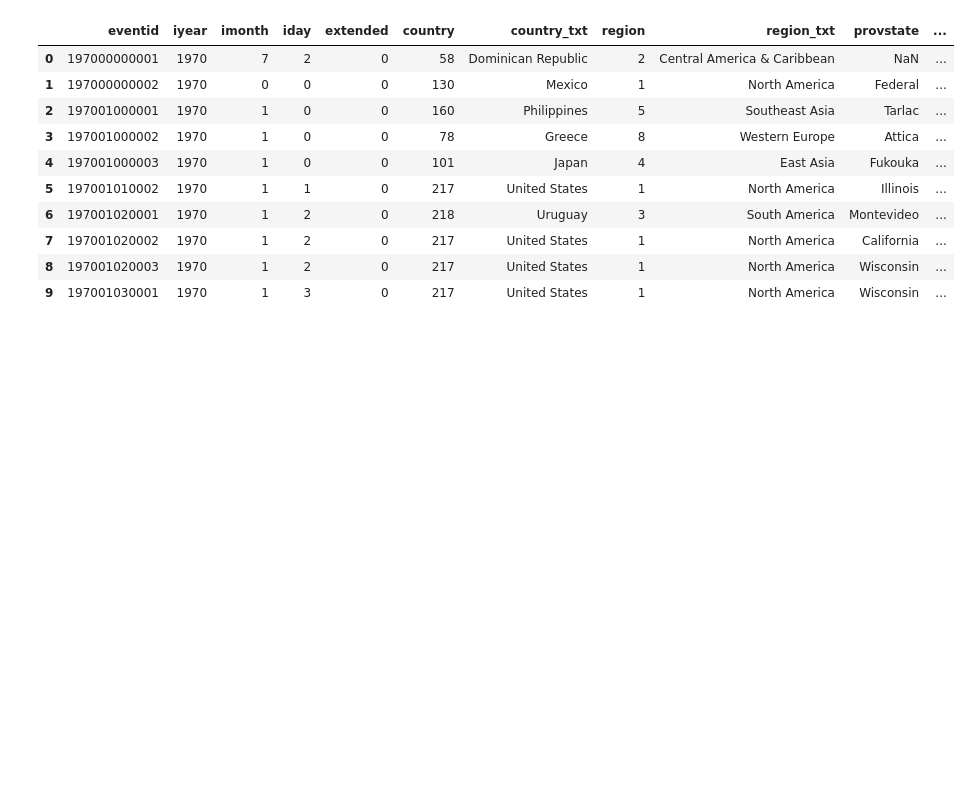
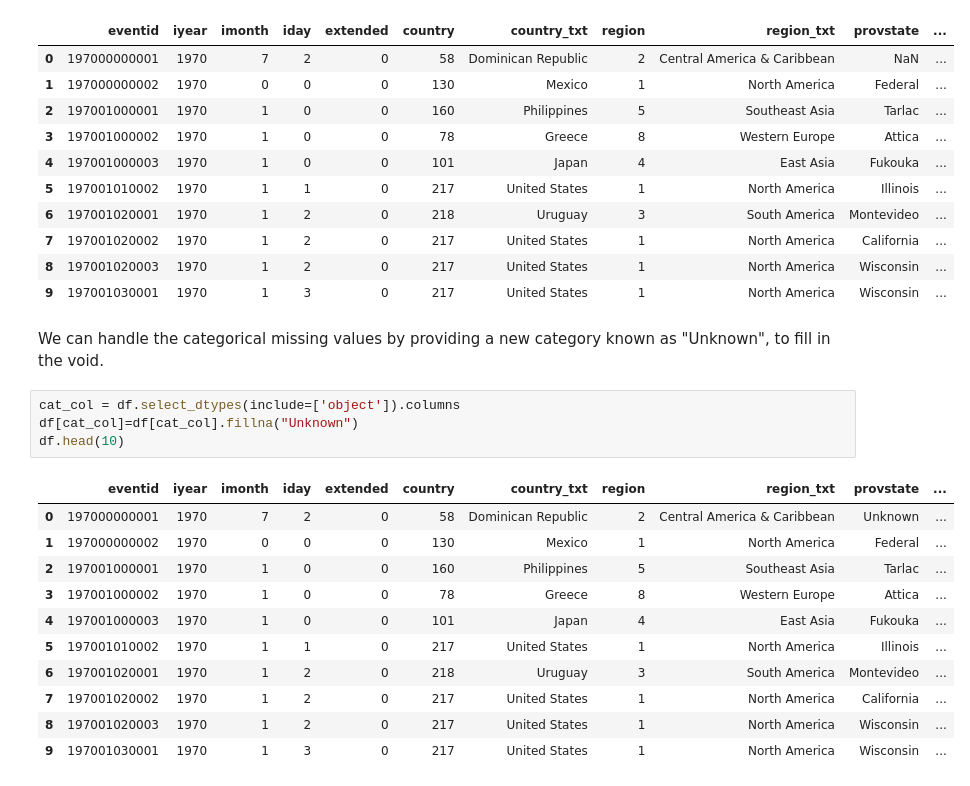
Before and after one commit to GauravBFG10K/Global-Terrorism---EDA, a Jupyter notebook: Global_Terrorism_Analysis_Capstone_Project.ipynb, the cells around one changed output. Saved outputs shown, nothing was run; the diff lists cells and outputs as text; blank space fills up the shorter version.

```diff
--- a/Global_Terrorism_Analysis_Capstone_Project.ipynb
+++ b/Global_Terrorism_Analysis_Capstone_Project.ipynb
@@ -132,3 +132,21 @@ df.head(10)
 | 7 | 197001020002 | 1970 | 1 | 2 | 0 | 217 | United States | 1 | North America | California | ... |
 | 8 | 197001020003 | 1970 | 1 | 2 | 0 | 217 | United States | 1 | North America | Wisconsin | ... |
 | 9 | 197001030001 | 1970 | 1 | 3 | 0 | 217 | United States | 1 | North America | Wisconsin | ... |
+# %% [markdown]
+We can handle the categorical missing values by providing a new category known as "Unknown", to fill in the void.
+# %%
+cat_col = df.select_dtypes(include=['object']).columns
+df[cat_col]=df[cat_col].fillna("Unknown")
+df.head(10)
+# %% [output]
+|  | eventid | iyear | imonth | iday | extended | country | country_txt | region | region_txt | provstate | ... |
+| 0 | 197000000001 | 1970 | 7 | 2 | 0 | 58 | Dominican Republic | 2 | Central America & Caribbean | Unknown | ... |
+| 1 | 197000000002 | 1970 | 0 | 0 | 0 | 130 | Mexico | 1 | North America | Federal | ... |
+| 2 | 197001000001 | 1970 | 1 | 0 | 0 | 160 | Philippines | 5 | Southeast Asia | Tarlac | ... |
+| 3 | 197001000002 | 1970 | 1 | 0 | 0 | 78 | Greece | 8 | Western Europe | Attica | ... |
+| 4 | 197001000003 | 1970 | 1 | 0 | 0 | 101 | Japan | 4 | East Asia | Fukouka | ... |
+| 5 | 197001010002 | 1970 | 1 | 1 | 0 | 217 | United States | 1 | North America | Illinois | ... |
+| 6 | 197001020001 | 1970 | 1 | 2 | 0 | 218 | Uruguay | 3 | South America | Montevideo | ... |
+| 7 | 197001020002 | 1970 | 1 | 2 | 0 | 217 | United States | 1 | North America | California | ... |
+| 8 | 197001020003 | 1970 | 1 | 2 | 0 | 217 | United States | 1 | North America | Wisconsin | ... |
+| 9 | 197001030001 | 1970 | 1 | 3 | 0 | 217 | United States | 1 | North America | Wisconsin | ... |
```
Also changed, not shown: parts of 2 cells of this notebook.
